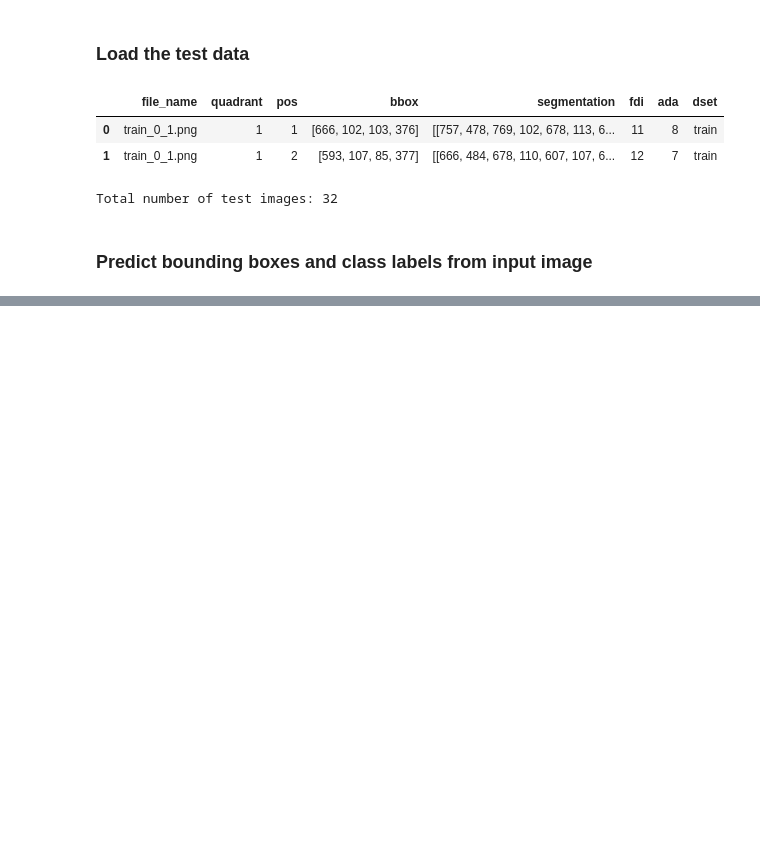
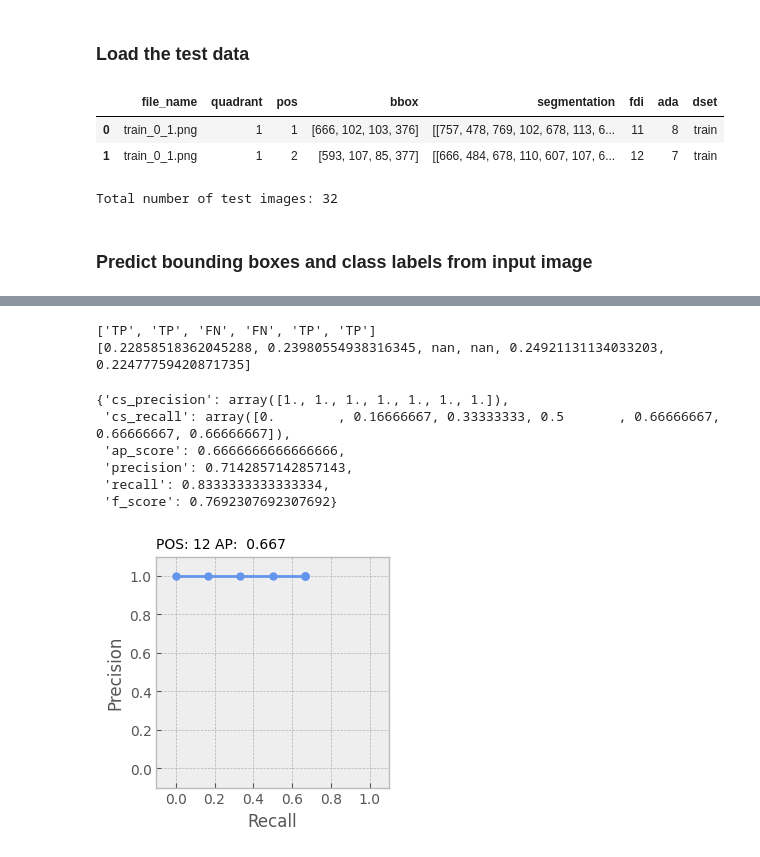
Before and after one commit to awerdich/detection, a Jupyter notebook: notebooks/09_dentex_metrics_AP.ipynb, the cells around one changed output, grey strips where cells are left out. Saved outputs shown, nothing was run; the diff lists cells and outputs as text; code cells hidden in the pictures; blank space fills up the shorter version.

```diff
--- a/notebooks/09_dentex_metrics_AP.ipynb
+++ b/notebooks/09_dentex_metrics_AP.ipynb
@@ -300,0 +404,35 @@ display(output_df_label)
+# %%
+preds = output_df_label['prediction'].tolist()
+scores = output_df_label['score'].tolist()
+print(preds)
+print(scores)
+output = ap_scores(preds=preds, scores=scores)
+display(output)
+cs_recall = output.get('cs_recall')
+cs_precision = output.get('cs_precision')
+
+#Plot the result
+plt.style.use('bmh')
+color = 'cornflowerblue'
+fig, ax = plt.subplots(figsize=(3, 3))
+ax.plot(cs_recall, cs_precision, color=color, marker='o', markersize=5)
+ax.plot(cs_recall, cs_precision, color=color, linewidth=0.5)
+ax.set(xlim=[-0.1, 1.1], xticks=np.arange(0, 1.1, 0.2),
+       ylim=[-0.1, 1.1], yticks=np.arange(0, 1.1, 0.2))
+ax.set(xlabel='Recall', ylabel='Precision')
+ax_title = f'POS: {str(label).zfill(2)} AP: {output.get('ap_score'): .3f}'
+ax.set_title(ax_title, loc='left', fontsize=10)
+example_file_name = f'dentex_{str(label).zfill(2)}_PR.png'
+example_file = os.path.join(output_dir, example_file_name)
+# plt.savefig(example_file, bbox_inches='tight')
+plt.show()
+# %% [output]
+['TP', 'TP', 'FN', 'FN', 'TP', 'TP']
+[0.22858518362045288, 0.23980554938316345, nan, nan, 0.24921131134033203, 0.22477759420871735]
+{'cs_precision': array([1., 1., 1., 1., 1., 1., 1.]),
+ 'cs_recall': array([0.        , 0.16666667, 0.33333333, 0.5       , 0.66666667, 0.66666667, 0.66666667]),
+ 'ap_score': 0.6666666666666666,
+ 'precision': 0.7142857142857143,
+ 'recall': 0.8333333333333334,
+ 'f_score': 0.7692307692307692}
+[figure, added]
```
Also changed, not shown: parts of 11 cells of this notebook, 2 other files.
